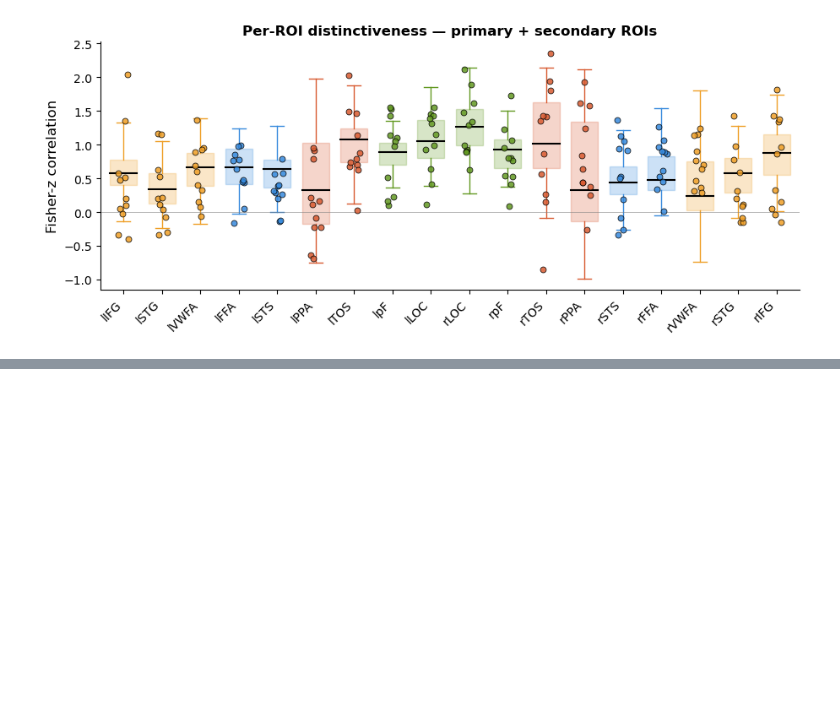
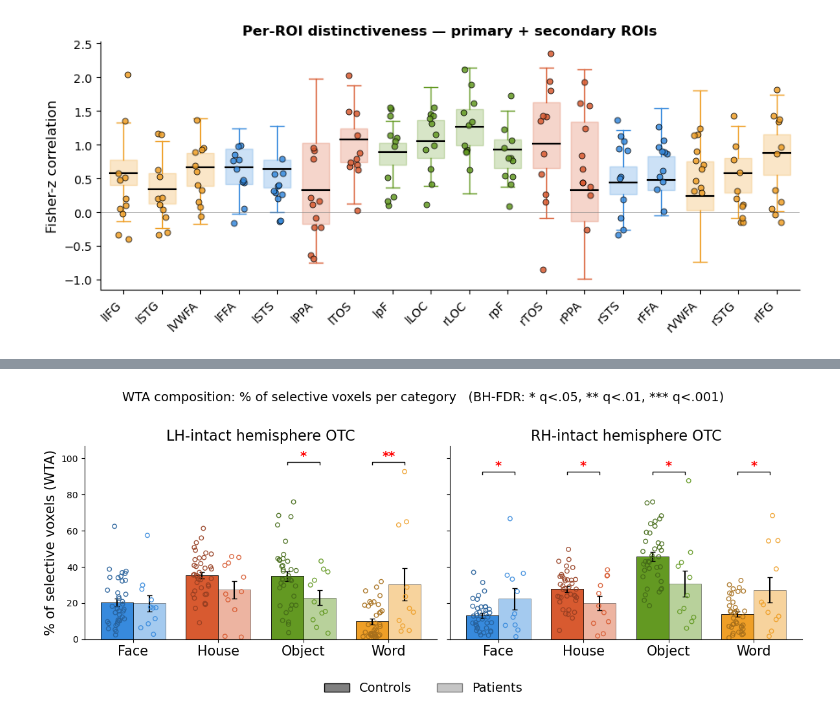
Before and after one commit to cnsimmons/sym_pt, a Jupyter notebook: D_liu/figures_consolidated.ipynb, the cells around one changed output, grey strips where cells are left out. Cells and saved outputs as stored; diff of their text form; code cells hidden in the pictures; blank space fills up the shorter version.

Commit message:
added full figures script

```diff
--- a/D_liu/figures_consolidated.ipynb
+++ b/D_liu/figures_consolidated.ipynb
@@ -2336,0 +2439,94 @@ plot_distinct(ROI_ORDER_SECONDARY, 'liu_exact_fig3D_secondary.png',
+# %%
+# WTA composition — bar plot (mean ± SEM) per category x group, LH-/RH-intact; q-stars from stats_results.csv
+import matplotlib.colors as mcolors
+
+CATEGORIES = ['face', 'house', 'object', 'word']
+CAT_COLORS = {'face': '#378ADD', 'house': '#D85A30',
+              'object': '#639922', 'word': '#EF9F27'}
+EXCLUDE = ['sub-017']
+EXCLUDE_SES = [('sub-108', 2)]
+WTA_CSV   = '/user_data/csimmon2/sym_pt/group_results/wta_percentages.csv'
+STATS_CSV = '/user_data/csimmon2/git_repos/sym_pt/D_liu/stats_results.csv'
+MODEL_FOR_HEMI = {'l': 'M1_LH_ctrl_vs_pt', 'r': 'M2_RH_ctrl_vs_pt'}
+
+def darken(c, f=0.70):
+    r, g, b = mcolors.to_rgb(c)
+    return (r*f, g*f, b*f)
+
+def _stars(q):
+    if pd.isna(q): return ''
+    if q < .001: return '***'
+    if q < .01:  return '**'
+    if q < .05:  return '*'
+    return ''
+
+# load + session filter (controls first, OTC last) — matches 05
+wta = pd.read_csv(WTA_CSV)
+wta = wta[(wta['region'] == 'otc') & (wta['denominator'] == 'selective')].copy()
+wta = wta[~wta['subject_id'].isin(EXCLUDE)]
+wta['ses_num'] = pd.to_numeric(wta['session'], errors='coerce').astype('Int64')
+for s, se in EXCLUDE_SES:
+    wta = wta[~((wta['subject_id'] == s) & (wta['ses_num'] == se))]
+_c = wta[wta['status'] == 'control']
+_c = _c.merge(_c.groupby('subject_id')['ses_num'].min().rename('k').reset_index(), on='subject_id')
+_c = _c[_c['ses_num'] == _c['k']].drop(columns='k')
+_p = wta[wta['group'] == 'OTC']
+_p = _p.merge(_p.groupby('subject_id')['ses_num'].max().rename('k').reset_index(), on='subject_id')
+_p = _p[_p['ses_num'] == _p['k']].drop(columns='k')
+wta = pd.concat([_c, _p], ignore_index=True)
+
+# q's from stats_results (M1=LH, M2=RH)
+stats = pd.read_csv(STATS_CSV)
+sw = stats[(stats['measure'] == 'wta') & (stats['comparison'] == 'patient_vs_control')]
+qmap = {}
+for hemi, model in MODEL_FOR_HEMI.items():
+    for _, r in sw[sw['model'] == model].iterrows():
+        qmap[(hemi, r['level'])] = r['q_fdr']
+
+fig, axes = plt.subplots(1, 2, figsize=(12, 4.5), sharey=True)
+x = np.arange(len(CATEGORIES))
+w = 0.38
+RNG = np.random.RandomState(0)
+
+for ax, h, hlabel in zip(axes, ['l', 'r'], ['LH-intact', 'RH-intact']):
+    sub = wta[wta['hemi'] == h]
+    max_top = 0
+    for offset, grp, alpha in [(-w/2, 'control', 1.0), (+w/2, 'OTC', 0.45)]:
+        means, sems = [], []
+        for c in CATEGORIES:
+            vals = sub[(sub['category'] == c) & (sub['group'] == grp)]['wta_pct']
+            means.append(vals.mean()); sems.append(vals.sem())
+        ax.bar(x + offset, means, w, yerr=sems,
+               color=[CAT_COLORS[c] for c in CATEGORIES], alpha=alpha,
+               edgecolor='black', linewidth=0.6, capsize=3, zorder=2)
+        for xi, c in enumerate(CATEGORIES):
+            vals = sub[(sub['category'] == c) & (sub['group'] == grp)]['wta_pct'].values
+            ecol = darken(CAT_COLORS[c]) if grp == 'control' else CAT_COLORS[c]
+            jit = (RNG.rand(len(vals)) - 0.5) * (w * 0.6)
+            ax.scatter(xi + offset + jit, vals, s=22, facecolors='none',
+                       edgecolors=ecol, linewidths=1.0, alpha=0.9, zorder=3)
+            if len(vals): max_top = max(max_top, vals.max())
+    by, bh = max_top * 1.04, max_top * 0.015
+    for xi, c in enumerate(CATEGORIES):
+        s = _stars(qmap.get((h, c), np.nan))
+        if not s: continue
+        xl, xr = xi - w/2, xi + w/2
+        ax.plot([xl, xl, xr, xr], [by, by+bh, by+bh, by], color='black', lw=1, zorder=4)
+        ax.text(xi, by+bh, s, ha='center', va='bottom', color='red',
+                fontsize=14, fontweight='bold', zorder=4)
+    ax.set_ylim(0, max_top * 1.22)
+    ax.set_xticks(x); ax.set_xticklabels([c.title() for c in CATEGORIES], fontsize=15)
+    ax.set_title(f'{hlabel} hemisphere OTC', fontsize=16)
+    ax.spines['top'].set_visible(False); ax.spines['right'].set_visible(False)
+    if h == 'l':
+        ax.set_ylabel('% of selective voxels (WTA)', fontsize=15)
+
+fig.legend(handles=[Patch(facecolor='gray', edgecolor='black', label='Controls'),
+                    Patch(facecolor='gray', alpha=0.45, edgecolor='black', label='Patients')],
+           ncol=2, frameon=False, fontsize=14, loc='lower center', bbox_to_anchor=(0.5, -0.1))
+fig.suptitle('WTA composition: % of selective voxels per category   '
+             '(BH-FDR: * q<.05, ** q<.01, *** q<.001)', fontsize=14)
+plt.tight_layout(rect=[0, 0.03, 1, 0.96])
+plt.show()
+# %% [output]
+[figure, added]
```
Also changed, not shown: parts of 1 cell of this notebook, 6 other files.
